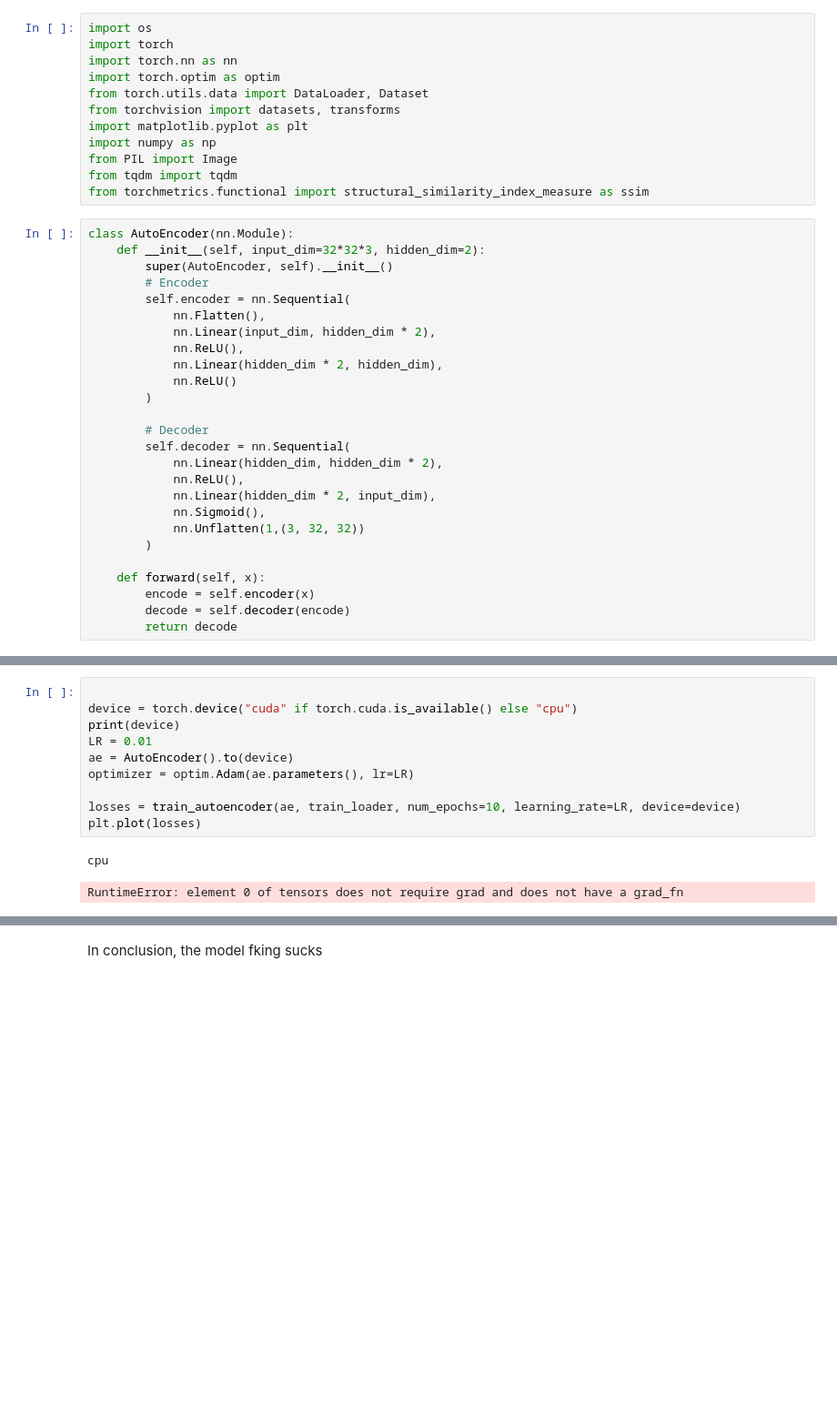
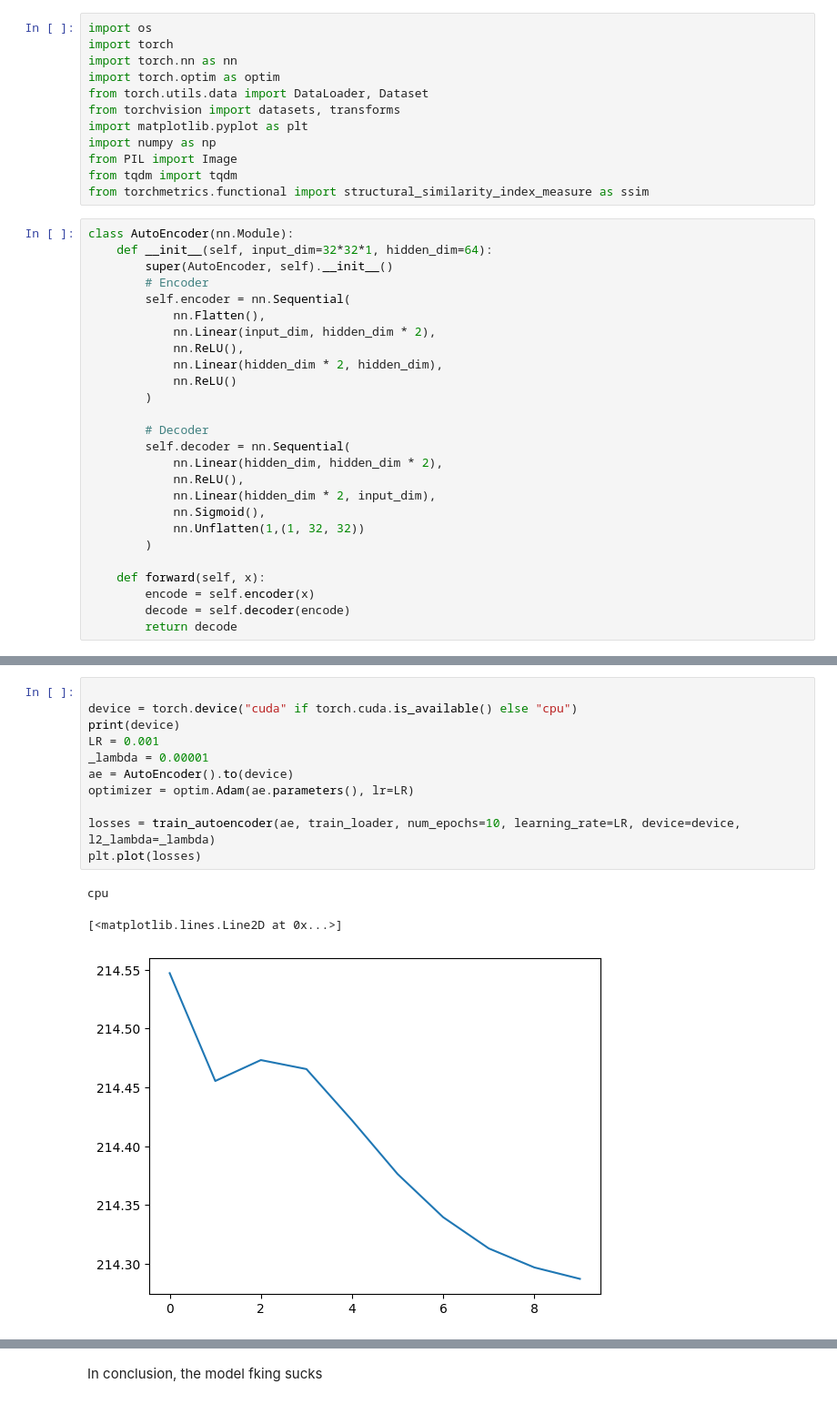
Before and after one commit to xZenshin/Anomaly-Detection, a Jupyter notebook: Anomaly_Detector_3000.ipynb, the cells around one changed output, grey strips where cells are left out. Shown at 91% size. Drawn from its saved outputs; the diff is of its cells as text; blank space fills up the shorter version.

```diff
--- a/Anomaly_Detector_3000.ipynb
+++ b/Anomaly_Detector_3000.ipynb
@@ -67,7 +67,7 @@ from tqdm import tqdm
 from torchmetrics.functional import structural_similarity_index_measure as ssim
 # %%
 class AutoEncoder(nn.Module):
-    def __init__(self, input_dim=32*32*3, hidden_dim=2):
+    def __init__(self, input_dim=32*32*1, hidden_dim=64):
         super(AutoEncoder, self).__init__()
         # Encoder
         self.encoder = nn.Sequential(
@@ -84,7 +84,7 @@ class AutoEncoder(nn.Module):
             nn.ReLU(),
             nn.Linear(hidden_dim * 2, input_dim),
             nn.Sigmoid(),
-            nn.Unflatten(1,(3, 32, 32))
+            nn.Unflatten(1,(1, 32, 32))
         )
 
     def forward(self, x):
@@ -194,14 +194,16 @@ def ssim_loss(original, recon, device='cpu'):
 # %%
 
 device = torch.device("cuda" if torch.cuda.is_available() else "cpu")
 print(device)
-LR = 0.01
+LR = 0.001
+_lambda = 0.00001
 ae = AutoEncoder().to(device)
 optimizer = optim.Adam(ae.parameters(), lr=LR)
 
-losses = train_autoencoder(ae, train_loader, num_epochs=10, learning_rate=LR, device=device)
+losses = train_autoencoder(ae, train_loader, num_epochs=10, learning_rate=LR, device=device, l2_lambda=_lambda)
 plt.plot(losses)
 # %% [output]
 cpu
-RuntimeError: element 0 of tensors does not require grad and does not have a grad_fn
+[<matplotlib.lines.Line2D at 0x...>]
+[figure, added]
 # %%
```
Also changed, not shown: parts of 10 cells of this notebook.
